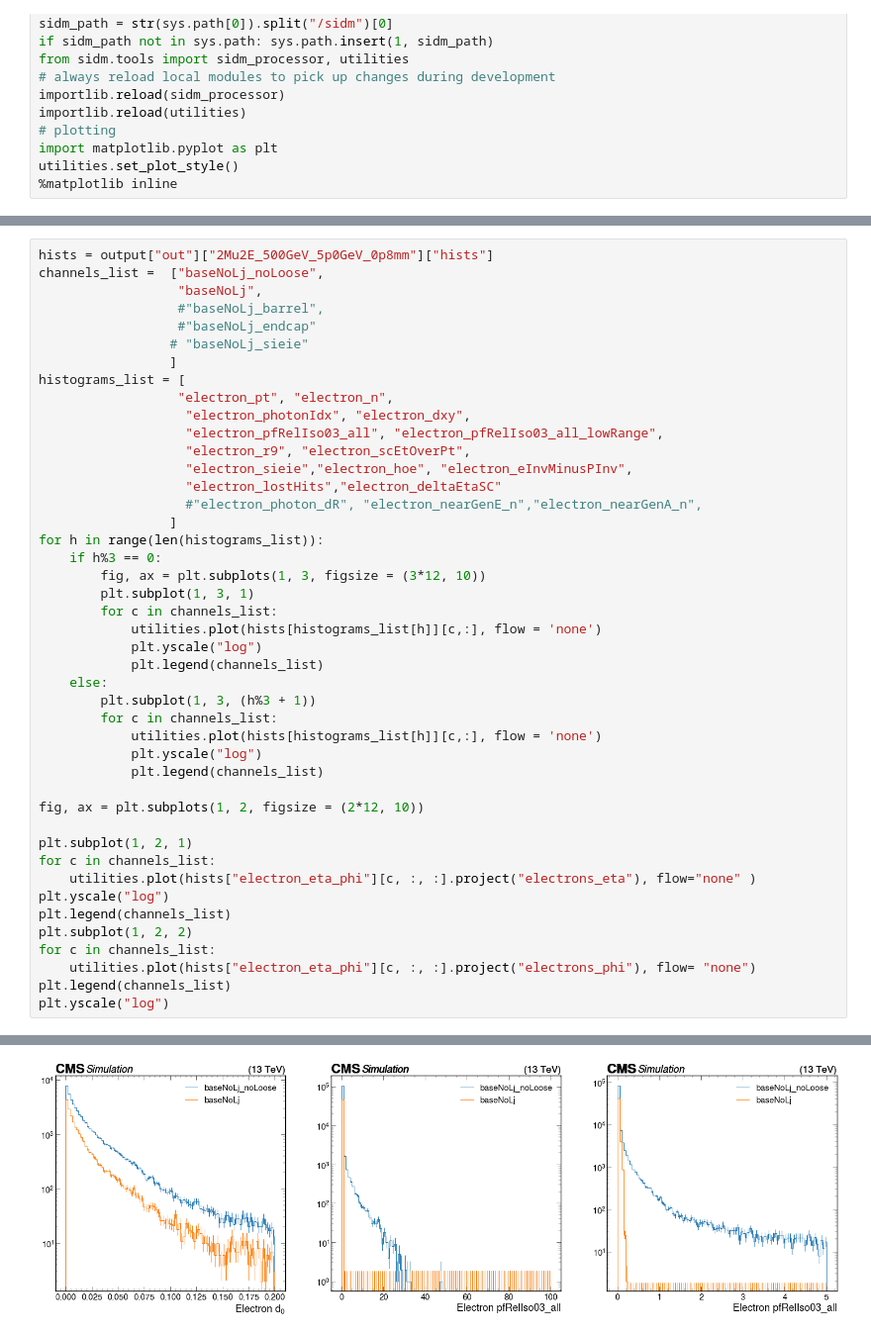
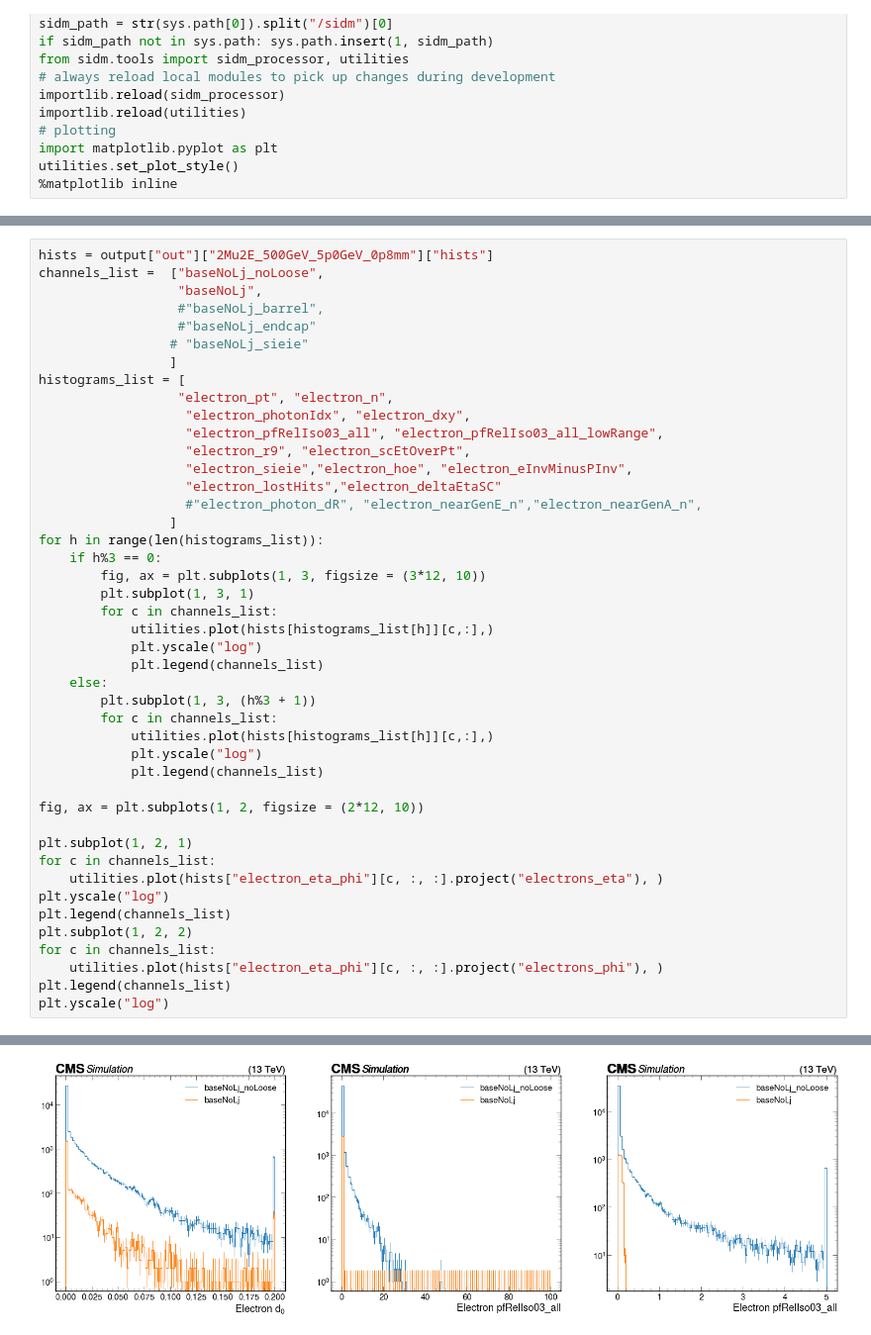
Before and after one commit to mariajose2398/SIDM, a Jupyter notebook: sidm/studies/signal_kinematics/electrons.ipynb, the cells around one changed output, grey strips where cells are left out. Shown: that part at 99% size. Saved outputs shown, nothing was run; the diff lists cells and outputs as text.

```diff
--- a/sidm/studies/signal_kinematics/electrons.ipynb
+++ b/sidm/studies/signal_kinematics/electrons.ipynb
@@ -114,13 +114,13 @@ for h in range(len(histograms_list)):
         fig, ax = plt.subplots(1, 3, figsize = (3*12, 10))
         plt.subplot(1, 3, 1)
         for c in channels_list:
-            utilities.plot(hists[histograms_list[h]][c,:], flow = 'none')
+            utilities.plot(hists[histograms_list[h]][c,:],)
             plt.yscale("log")
             plt.legend(channels_list)
     else:
         plt.subplot(1, 3, (h%3 + 1))
         for c in channels_list:
-            utilities.plot(hists[histograms_list[h]][c,:], flow = 'none')
+            utilities.plot(hists[histograms_list[h]][c,:],)
             plt.yscale("log")
             plt.legend(channels_list)
 
@@ -128,12 +128,12 @@ fig, ax = plt.subplots(1, 2, figsize = (2*12, 10))
 
 plt.subplot(1, 2, 1)
 for c in channels_list:
-    utilities.plot(hists["electron_eta_phi"][c, :, :].project("electrons_eta"), flow="none" )
+    utilities.plot(hists["electron_eta_phi"][c, :, :].project("electrons_eta"), )
 plt.yscale("log")
 plt.legend(channels_list)
 plt.subplot(1, 2, 2)
 for c in channels_list:
-    utilities.plot(hists["electron_eta_phi"][c, :, :].project("electrons_phi"), flow= "none")
+    utilities.plot(hists["electron_eta_phi"][c, :, :].project("electrons_phi"), )
 plt.legend(channels_list)
 plt.yscale("log")
 # %% [output]
@@ -141 +141 @@ plt.yscale("log")
-[figure, old version]
+[figure, new version]
```
Also changed, not shown: parts of 5 cells of this notebook, 2 other files.
